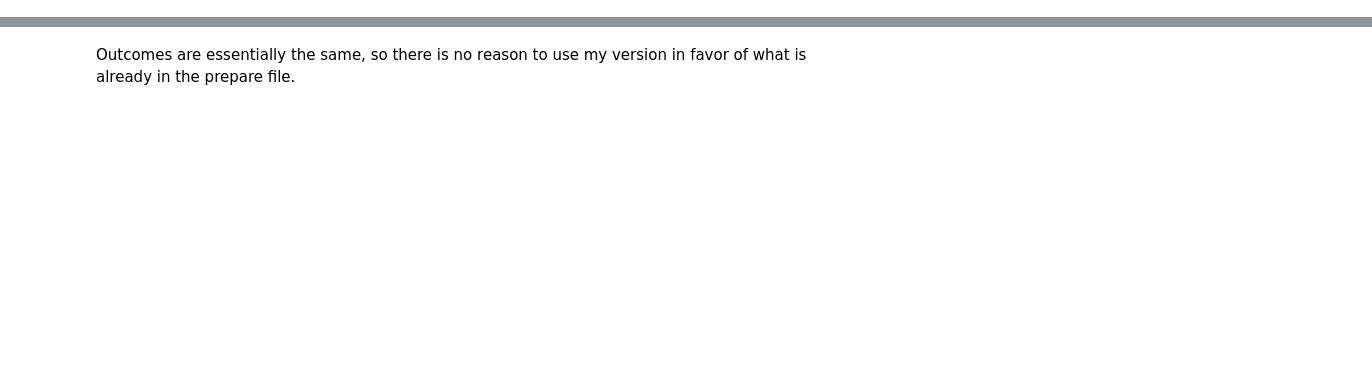
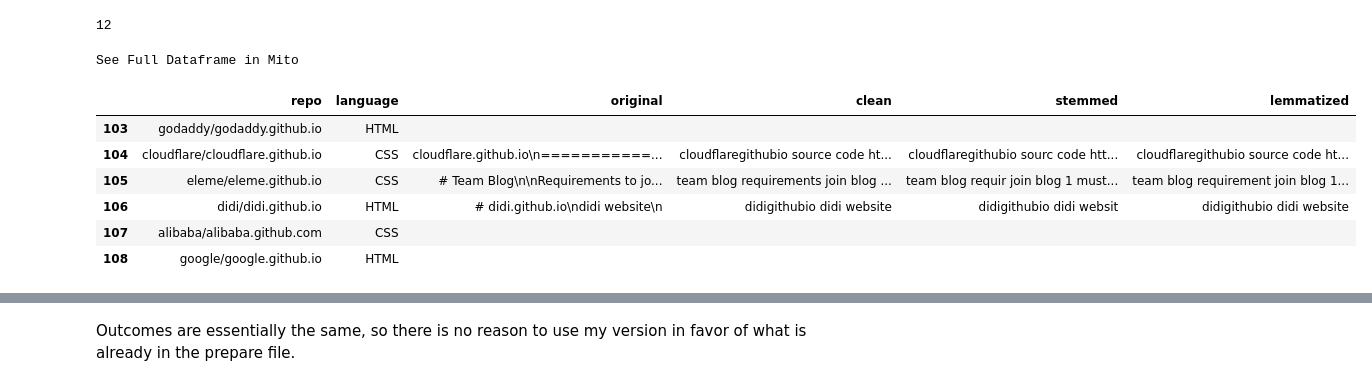
Before and after one commit to Team-Four-NLP-MVPs/nlp-project, a Jupyter notebook: dougherty/playground.ipynb, the cells around one changed output, grey strips where cells are left out. Saved outputs shown, nothing was run; the diff lists cells and outputs as text; code cells hidden in the pictures; blank space fills up the shorter version.

```diff
--- a/dougherty/playground.ipynb
+++ b/dougherty/playground.ipynb
@@ -51,0 +26,4 @@ See Full Dataframe in Mito
+# %%
+df.language.isnull().sum()
+# %% [output]
+12
@@ -51,0 +32,11 @@ See Full Dataframe in Mito
+# %%
+df.tail(6)
+# %% [output]
+See Full Dataframe in Mito
+|  | repo | language | original | clean | stemmed | lemmatized |
+| 103 | godaddy/godaddy.github.io | HTML |  |  |  |  |
+| 104 | cloudflare/cloudflare.github.io | CSS | cloudflare.github.io\n===========... | cloudflaregithubio source code ht... | cloudflaregithubio sourc code htt... | cloudflaregithubio source code ht... |
+| 105 | eleme/eleme.github.io | CSS | # Team Blog\n\nRequirements to jo... | team blog requirements join blog ... | team blog requir join blog 1 must... | team blog requirement join blog 1... |
+| 106 | didi/didi.github.io | HTML | # didi.github.io\ndidi website\n | didigithubio didi website | didigithubio didi websit | didigithubio didi website |
+| 107 | alibaba/alibaba.github.com | CSS |  |  |  |  |
+| 108 | google/google.github.io | HTML |  |  |  |  |
```
Also changed, not shown: parts of 13 cells of this notebook, 4 other files.
